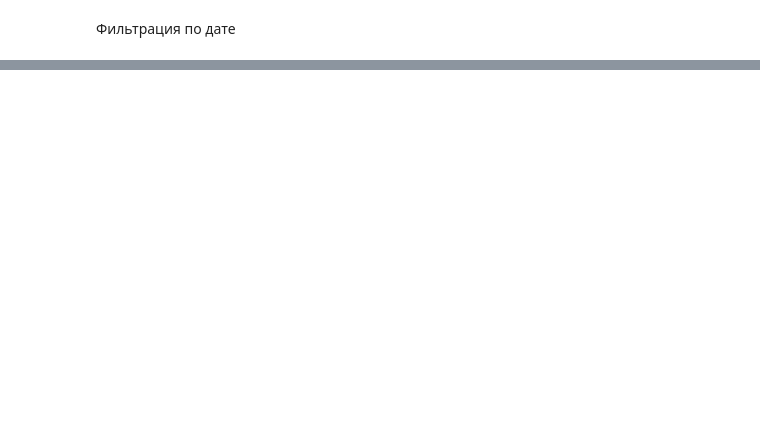
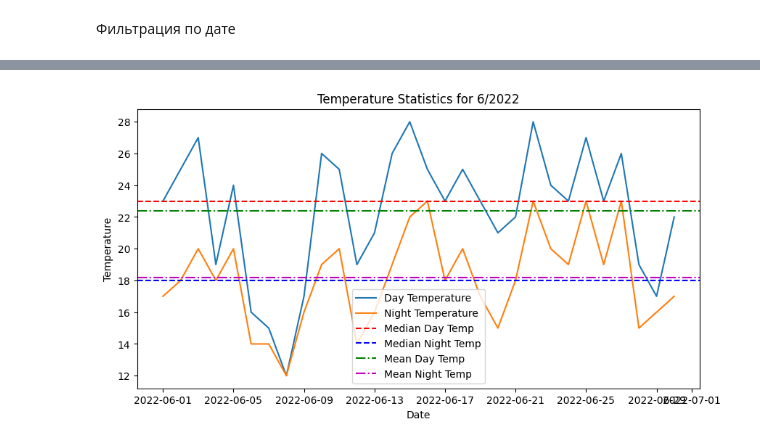
Before and after one commit to buddyuchiha/pythonfourthlab, a Jupyter notebook: main.ipynb, the cells around one changed output, grey strips where cells are left out. Cells and saved outputs as stored; diff of their text form; code cells hidden in the pictures; blank space fills up the shorter version.

```diff
--- a/main.ipynb
+++ b/main.ipynb
@@ -153,0 +195,22 @@ print(get_filtered_by_date_info(df, "2022-01-01", "2023-01-01"))
+# %%
+def get_plot_temperature_statistics(df, year, month):
+    """
+    Создает график, на котором отображаются изменения температуры днем и ночью за указанный месяц
+    """
+    selected_data = df[(df['Date'].dt.year == year) & (df['Date'].dt.month == month)]
+    plt.figure(figsize=(10, 5))
+    plt.plot(selected_data['Date'], selected_data['Day Temperature'], label='Day Temperature')
+    plt.plot(selected_data['Date'], selected_data['Night Temperature'], label='Night Temperature')
+    plt.axhline(y=selected_data['Day Temperature'].median(), color='r', linestyle='--', label='Median Day Temp')
+    plt.axhline(y=selected_data['Night Temperature'].median(), color='b', linestyle='--', label='Median Night Temp')
+    plt.axhline(y=selected_data['Day Temperature'].mean(), color='g', linestyle='-.', label='Mean Day Temp')
+    plt.axhline(y=selected_data['Night Temperature'].mean(), color='m', linestyle='-.', label='Mean Night Temp')
+    plt.xlabel('Date')
+    plt.ylabel('Temperature')
+    plt.title(f'Temperature Statistics for {month}/{year}')
+    plt.legend()
+    plt.show()
+# %%
+get_plot_temperature_statistics(df, 2022, 6)
+# %% [output]
+[figure, added]
```
Also changed, not shown: parts of 13 cells of this notebook, 1 other file.
